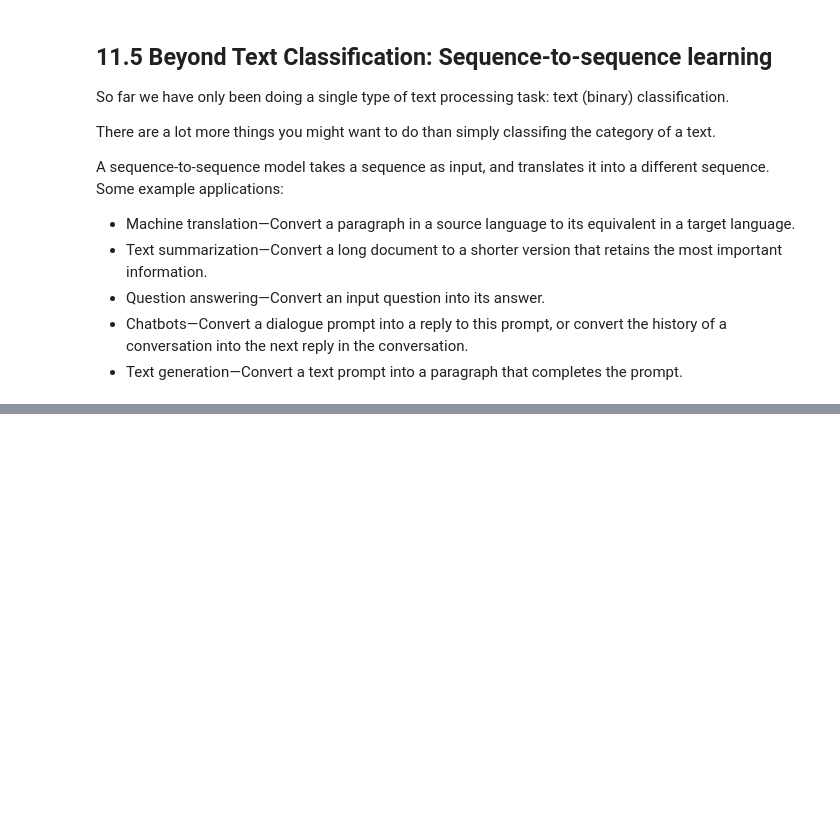
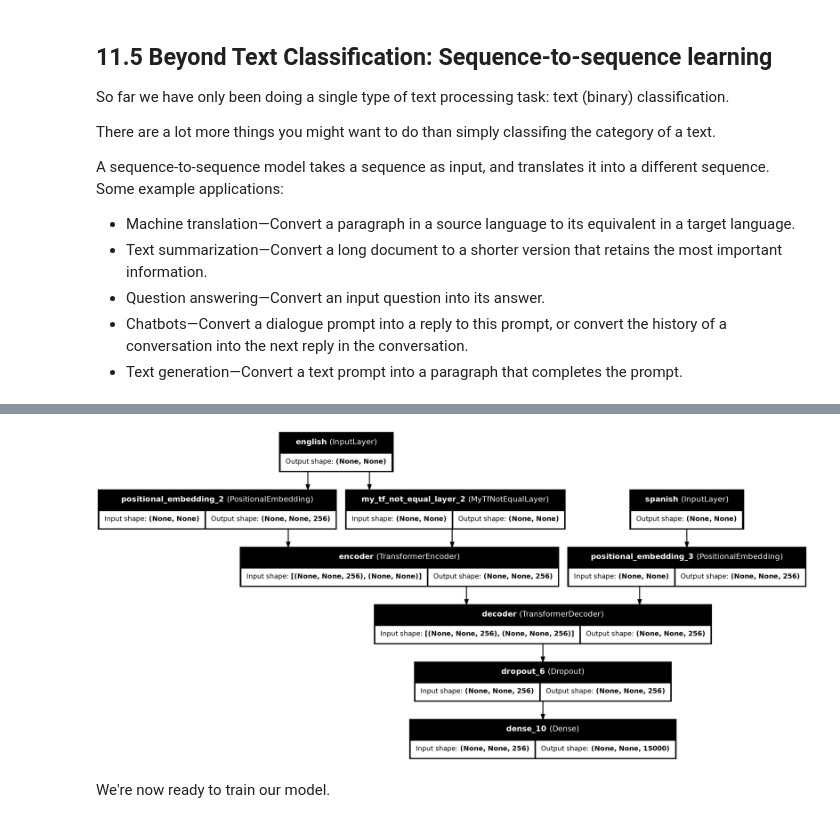
Before and after one commit to csci560-nndl/nndl, a Jupyter notebook: notebooks/ch-11-5-beyond-text-classification.ipynb, the cells around one changed output, grey strips where cells are left out. Saved outputs shown, nothing was run; the diff lists cells and outputs as text; code cells hidden in the pictures; blank space fills up the shorter version.

```diff
--- a/notebooks/ch-11-5-beyond-text-classification.ipynb
+++ b/notebooks/ch-11-5-beyond-text-classification.ipynb
@@ -68,0 +937,24 @@ example applications:
+# %%
+# create end-to-end Transformer translator
+embed_dim = 256
+dense_dim = 2048
+num_heads = 8
+
+# encode the source sentences using the previous custom PositionalEmbedding
+# and TransformerEncoder layers
+encoder_inputs = keras.Input(shape=(None,), dtype="int64", name="english")
+x = PositionalEmbedding(sequence_length, vocab_size, embed_dim)(encoder_inputs)
+# encode the source sentence
+encoder_outputs = TransformerEncoder(embed_dim, dense_dim, num_heads, name="encoder")(x)
+
+# create the decoder part.  Again we need a PositionalEncoder before the
+# TransformerDecoder here
+decoder_inputs = keras.Input(shape=(None,), dtype="int64", name="spanish")
+x = PositionalEmbedding(sequence_length, vocab_size, embed_dim)(decoder_inputs)
+# encode the target sentence and combine it with encoded source sentence, notice
+# we get the inputs from the spanish source, and the encoder outputs here
+x = TransformerDecoder(embed_dim, dense_dim, num_heads, name="decoder")(x, encoder_outputs)
+x = layers.Dropout(0.5)(x)
+decoder_outputs = layers.Dense(vocab_size, activation="softmax")(x)
+
+transformer = keras.Model([encoder_inputs, decoder_inputs], decoder_outputs)
@@ -68,0 +986,6 @@ example applications:
+# %%
+keras.utils.plot_model(transformer, show_shapes=True, show_layer_names=True)
+# %% [output]
+[figure, added]
+# %% [markdown]
+We're now ready to train our model.
```
Also changed, not shown: parts of 46 cells of this notebook, 5 other files.
